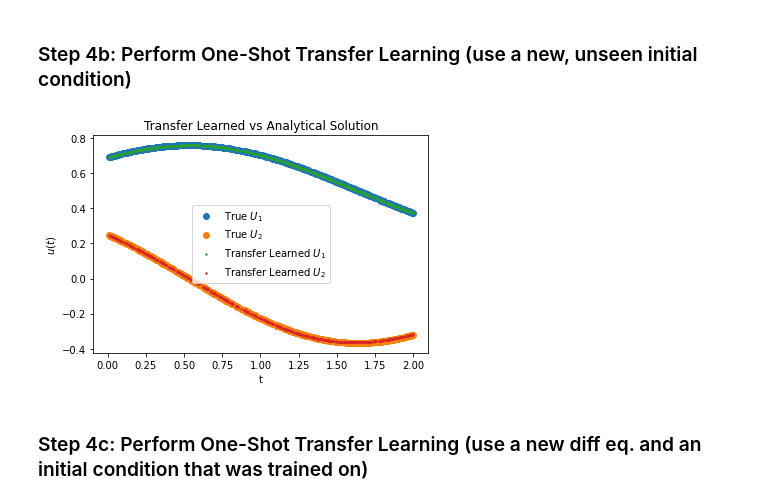
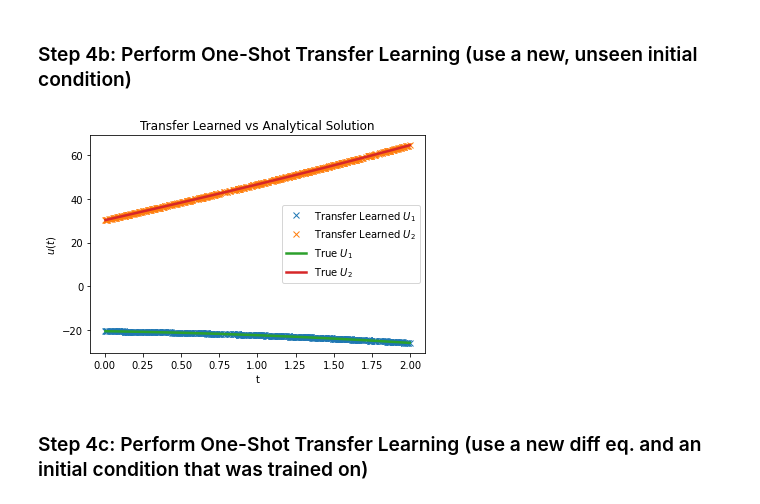
Before and after one commit to Hari-Raval/Harvard-Thesis, a Jupyter notebook: src/transfer_learning_two_linear_ode/system_linear_ode_with_transfer_learning-v5.ipynb, the cells around one changed output. Drawn from its saved outputs; the diff is of its cells as text; code cells hidden in the pictures.

```diff
--- a/src/transfer_learning_two_linear_ode/system_linear_ode_with_transfer_learning-v5.ipynb
+++ b/src/transfer_learning_two_linear_ode/system_linear_ode_with_transfer_learning-v5.ipynb
@@ -512,7 +592,7 @@ def double_coupled_equation(t, y, A, force):
     return np.array([force[0].detach().item() - A[0][1] * y[1],
                      force[1].detach().item() - A[1][0] * y[0]])
 
-true_coupled_2_eq = lambda x, v, A, force: (solve_ivp(double_coupled_equation, [0, 2],
+true_coupled_2_eq = lambda x, v, A, force: (solve_ivp(double_coupled_equation, [x_range[0], x_range[1]],
                                                     v.squeeze(), args=(A, force), t_eval=x.squeeze()).y)
 
 # function to numerically compute the solution to any set of two non-coupled, linear first-order ODES
@@ -520,7 +600,7 @@ def double_non_coupled_equation(t, y, A, force):
     return np.array([force[0].detach().item() - A[0][0] * y[0],
                      force[1].detach().item() - A[1][1] * y[1]])
 
-true_non_coupled_2_eq = lambda x, v, A, force: (solve_ivp(double_non_coupled_equation, [0, 2],
+true_non_coupled_2_eq = lambda x, v, A, force: (solve_ivp(double_non_coupled_equation, [x_range[0], x_range[1]],
                                                     v.squeeze(), args=(A, force), t_eval=x.squeeze()).y)
 
 # function to numerically compute the solution to three linear, first-order ODEs of the following form:
@@ -530,7 +610,7 @@ def triple_coupled_equation(t, y, A, force):
                      force[1].detach().item() - A[1][0] * y[0],
                      force[2].detach().item() - A[2][1] * y[1]])
 
-true_coupled_3_eq = lambda x, v, A, force: (solve_ivp(triple_coupled_equation, [0, 2],
+true_coupled_3_eq = lambda x, v, A, force: (solve_ivp(triple_coupled_equation, [x_range[0], x_range[1]],
                                                     v.squeeze(), args=(A, force), t_eval=x.squeeze()).y)
 
 # function to numerically compute the solution to one linear, second-order ODE of the following form:
@@ -539,16 +619,42 @@ def single_higher_order_equation(t, y, A, force):
     return np.array([force[0].detach().item() - A[0][1] * y[1],
                      force[1].detach().item() - A[1][0] * y[0]])
 
-true_single_higher_order_eq = lambda x, v, A, force: (solve_ivp(single_higher_order_equation, [0, 2],
+true_single_higher_order_eq = lambda x, v, A, force: (solve_ivp(single_higher_order_equation, [x_range[0], x_range[1]],
                                                     v.squeeze(), args=(A, force), t_eval=x.squeeze()).y)
+
+def two_higher_order_equation(t, y, A, force):
+    return np.array([force[0].detach().item() - A[0][2] * y[2],
+                     force[1].detach().item() - A[1][3] * y[3],
+                     force[2].detach().item() - A[2][1] * y[1],
+                     force[3].detach().item() - A[3][0] * y[0]])
+
+true_double_higher_order_eq = lambda x, v, A, force: (solve_ivp(two_higher_order_equation, [x_range[0], x_range[1]],
+                                                    v.squeeze(), args=(A, force), t_eval=x.squeeze()).y)
+
+def three_spring_system(t, y, A, force):
+    return np.array([force[0].detach().item() - A[0][6] * y[6] - A[0][8] * y[8] - A[0][10] * y[10],
+                     force[1].detach().item() - A[1][7] * y[7] - A[1][9] * y[9] - A[1][11] * y[11],
+                     force[2].detach().item() - A[2][8] * y[8] - A[2][6] * y[6] - A[2][10] * y[10],
+                     force[3].detach().item() - A[3][9] * y[9] - A[3][7] * y[7] - A[3][11] * y[11],
+                     force[4].detach().item() - A[4][10] * y[10] - A[4][6] * y[6] - A[4][8] * y[8],
+                     force[5].detach().item() - A[5][11] * y[11] - A[5][7] * y[7] - A[5][9] * y[9],
+                     force[6].detach().item() - A[6][0] * y[0],
+                     force[7].detach().item() - A[7][1] * y[1],
+                     force[8].detach().item() - A[8][2] * y[2],
+                     force[9].detach().item() - A[9][3] * y[3],
+                     force[10].detach().item() - A[10][4] * y[4],
+                     force[11].detach().item() - A[11][5] * y[5]])
+
+true_three_spring_system = lambda x, v, A, force: (solve_ivp(three_spring_system, [x_range[0], x_range[1]],
+                                                    v.squeeze(), args=(A, force), t_eval=x.squeeze()).y)
 # %% [markdown]
 ### Step 2: Run Model
 # %%
 # choose the equation(s) to work with
-A_list = A_one_higher_order_eq
-true_funct = true_single_higher_order_eq
-v_list = v_list_one_higher_order_eq
-force = force_one_higher_order_eq
+A_list = A_coupled_2_eq_hard
+true_funct = true_coupled_2_eq
+v_list = v_list_two_eq
+force = force_two_eq
 num_heads = 4
 head_to_track = 'head 1'
 
@@ -606,13 +712,13 @@ Time to compute weights (given H and dH_dt):  1.265 seconds
 ### Step 4b: Perform One-Shot Transfer Learning (use a new, unseen initial condition)
 # %%
 # choose new initial condition that has not been trained on (harder case)
-v_transfer = torch.tensor([[0.69], [0.25]], device=dev)
+v_transfer = torch.tensor([[-20.69], [30.25]], device=dev)
 # compute the transfer learned solution
 W_out_transfer = torch.matmul(M_inv, force_terms + torch.matmul(H_0.T, v_transfer))
 plot_transfer_learned_and_analytical(H, W_out_transfer, t_eval, v_transfer, A, force,
                                      num_equations, true_funct)
 # %% [output]
-[figure, old version]
+[figure, new version]
 # %% [markdown]
 ### Step 4c: Perform One-Shot Transfer Learning (use a new diff eq. and an initial condition that was trained on)
 # %%
```
Also changed, not shown: parts of 13 cells of this notebook.
